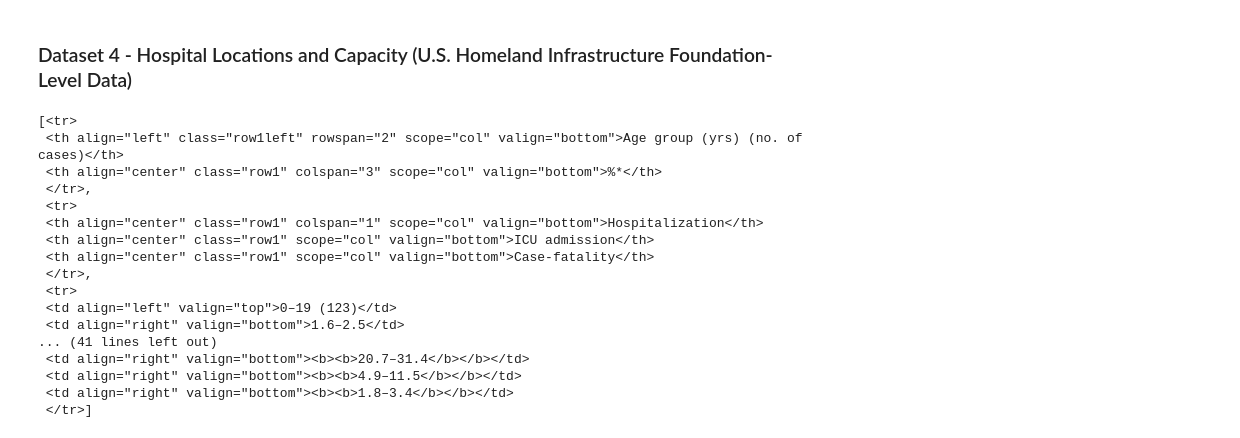
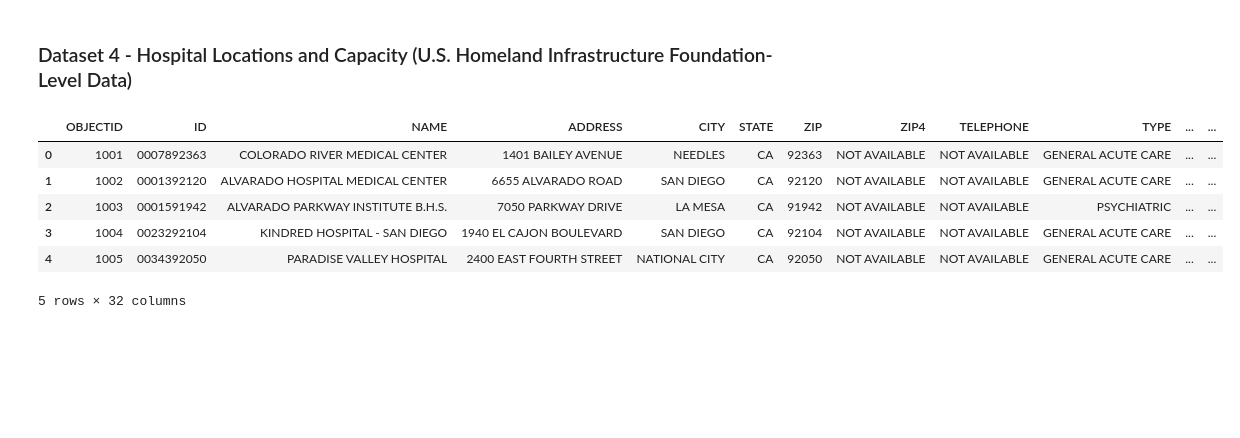
Before and after one commit to amcadie/covid_19_hospitalization_estimate, a Jupyter notebook: covid19_hospitalizations.ipynb, the cells around one changed output. Drawn from its saved outputs; the diff is of its cells as text; code cells hidden in the pictures; blank space fills up the shorter version.

Commit message:
check in transmittance vs prevalence chart, pull in hospital bed data

```diff
--- a/covid19_hospitalizations.ipynb
+++ b/covid19_hospitalizations.ipynb
@@ -504,23 +450,22 @@ cdc_total = cdc_df[cdc_df.age_range.str.contains('Total')]
 cdc_df = cdc_df[~cdc_df.age_range.str.contains('Total')]
 # %% [markdown]
 ### Dataset 4 - Hospital Locations and Capacity (U.S. Homeland Infrastructure Foundation-Level Data)
-# %%
-tables[0].find_all('tr')
-# %% [output]
-[<tr>
- <th align="left" class="row1left" rowspan="2" scope="col" valign="bottom">Age group (yrs) (no. of cases)</th>
- <th align="center" class="row1" colspan="3" scope="col" valign="bottom">%*</th>
- </tr>,
- <tr>
- <th align="center" class="row1" colspan="1" scope="col" valign="bottom">Hospitalization</th>
- <th align="center" class="row1" scope="col" valign="bottom">ICU admission</th>
- <th align="center" class="row1" scope="col" valign="bottom">Case-fatality</th>
- </tr>,
- <tr>
- <td align="left" valign="top">0–19 (123)</td>
- <td align="right" valign="bottom">1.6–2.5</td>
-... (41 lines left out)
- <td align="right" valign="bottom"><b><b>20.7–31.4</b></b></td>
- <td align="right" valign="bottom"><b><b>4.9–11.5</b></b></td>
- <td align="right" valign="bottom"><b><b>1.8–3.4</b></b></td>
- </tr>]
+# %%
+hosp_req = requests.get('https://opendata.arcgis.com/datasets/6ac5e325468c4cb9b905f1728d6fbf0f_0.geojson')
+# %%
+hosp_json = hosp_req.json()
+hosp_json['features'][0]
+
+hosp_data = [x['properties'] for x in hosp_json['features']]
+
+hosp_df = pd.DataFrame(hosp_data)
+
+hosp_df.head()
+# %% [output]
+|  | OBJECTID | ID | NAME | ADDRESS | CITY | STATE | ZIP | ZIP4 | TELEPHONE | TYPE | ... | ... |
+| 0 | 1001 | 0007892363 | COLORADO RIVER MEDICAL CENTER | 1401 BAILEY AVENUE | NEEDLES | CA | 92363 | NOT AVAILABLE | NOT AVAILABLE | GENERAL ACUTE CARE | ... | ... |
+| 1 | 1002 | 0001392120 | ALVARADO HOSPITAL MEDICAL CENTER | 6655 ALVARADO ROAD | SAN DIEGO | CA | 92120 | NOT AVAILABLE | NOT AVAILABLE | GENERAL ACUTE CARE | ... | ... |
+| 2 | 1003 | 0001591942 | ALVARADO PARKWAY INSTITUTE B.H.S. | 7050 PARKWAY DRIVE | LA MESA | CA | 91942 | NOT AVAILABLE | NOT AVAILABLE | PSYCHIATRIC | ... | ... |
+| 3 | 1004 | 0023292104 | KINDRED HOSPITAL - SAN DIEGO | 1940 EL CAJON BOULEVARD | SAN DIEGO | CA | 92104 | NOT AVAILABLE | NOT AVAILABLE | GENERAL ACUTE CARE | ... | ... |
+| 4 | 1005 | 0034392050 | PARADISE VALLEY HOSPITAL | 2400 EAST FOURTH STREET | NATIONAL CITY | CA | 92050 | NOT AVAILABLE | NOT AVAILABLE | GENERAL ACUTE CARE | ... | ... |
+5 rows × 32 columns
```
Also changed, not shown: parts of 13 cells of this notebook.
